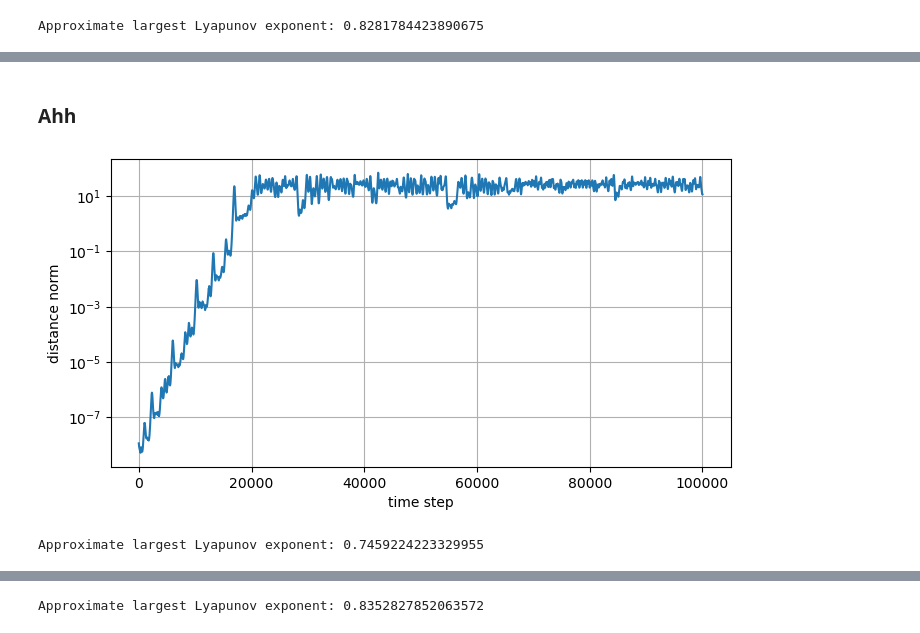
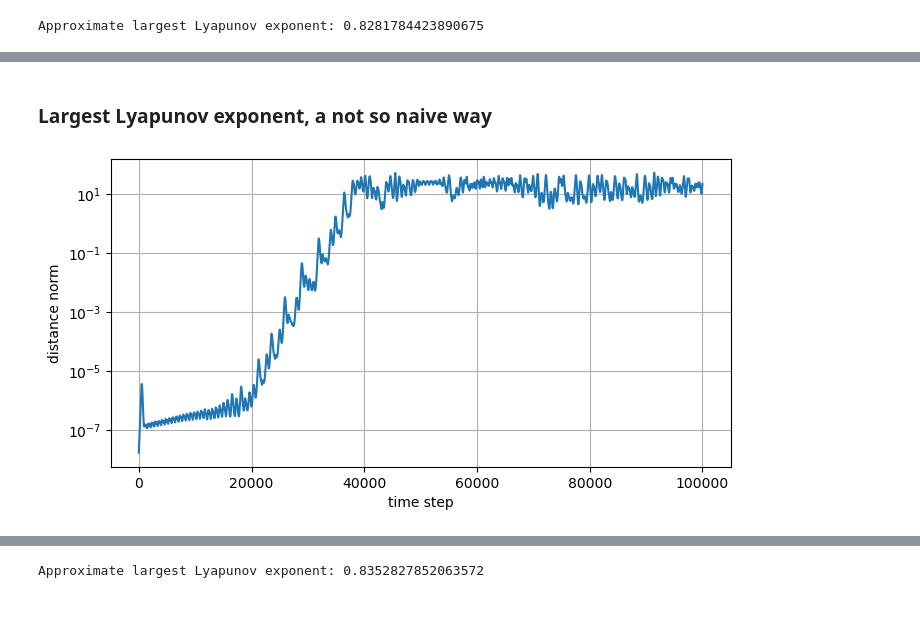
Before and after one commit to nxteventrying/chaos-ts-analysis, a Jupyter notebook: generation/lorenz.ipynb, the cells around one changed output, grey strips where cells are left out. Drawn from its saved outputs; the diff is of its cells as text; code cells hidden in the pictures.

```diff
--- a/generation/lorenz.ipynb
+++ b/generation/lorenz.ipynb
@@ -140,5 +179,5 @@ plt.show()
-# %% [markdown]
-### Ahh
+# %% [markdown]
+### Largest Lyapunov exponent, a not so naive way
 # %%
 import numpy as np
 import matplotlib.pyplot as plt
@@ -150,7 +189,7 @@ from scripts.data_generation.tsdg import DynamicalSystem
 model_name = 'lorenz63'
 sigma = 10
 beta = 8/3
-rho = 40
+rho = 28
 params = (sigma, beta, rho)
 
 # Load and fix model
@@ -161,49 +200,31 @@ model_fixed = binder.fixer()
 # --- Initial condition and small perturbation ---
 y0 = np.array([0.1, 0.1, 0.1])
 eps = 1e-8
+y0_perturbed = y0 + eps
 
 # --- Time span ---
 t_span = (0, 100)
 n_steps = 100000
 t_eval = np.linspace(t_span[0], t_span[1], n_steps)
 
-# dt = t_eval[1] - t_eval[0]
-# ds = DynamicalSystem(model_fixed, y0, t_eval)
-# ds.solve_rk4(dt)
-
-
-# --- Warm-up trajectory ---
-ds_warm = DynamicalSystem(model_fixed, y0, t_eval, notebook=True)
-_ = ds_warm.solve()
-y0_warmed = ds_warm.solution.y[:, -1]
-
-# --- Perturbed initial condition ---
-y0_perturbed = y0_warmed + eps * (2*np.random.rand(3)-1)
-
 # --- Compute trajectories ---
-ds1 = DynamicalSystem(model_fixed, y0_warmed, t_eval, notebook=True)
+ds1 = DynamicalSystem(model_fixed, y0, t_eval, notebook=True)
 _ = ds1.solve()
 
 ds2 = DynamicalSystem(model_fixed, y0_perturbed, t_eval, notebook=True)
 _ = ds2.solve()
-
-# --- Compute distance between trajectories ---
-distance_trj = np.linalg.norm(ds2.solution.y - ds1.solution.y, axis=0)
-
-# --- Plot distance evolution ---
-plt.figure(figsize=(8,4))
-plt.semilogy(distance_trj)
-plt.xlabel("time step")
-plt.ylabel("distance norm")
-plt.grid()
-plt.show()
-
-# --- Lyapunov exponent via linear fit ---
-# Choose first portion for linear approximation
-fit_end_idx = 2000
-time_points = np.arange(len(distance_trj)) * (t_eval[1] - t_eval[0])
-lyapunov_exponent, log_offset = np.polyfit(time_points[:fit_end_idx], np.log(distance_trj[:fit_end_idx]), 1)
-print("Approximate largest Lyapunov exponent:", lyapunov_exponent)
-# %% [output]
-[figure, removed]
-Approximate largest Lyapunov exponent: 0.7459224223329955
+# %%
+# --- Compute distance between trajectories ---
+distance_trj = np.linalg.norm(ds2.solution.y - ds1.solution.y, axis=0)
+
+# --- Plot distance evolution ---
+plt.figure(figsize=(8,4))
+plt.axhline(y = 0, linestyle='--')
+plt.semilogy(distance_trj)
+plt.xlabel("time step")
+plt.ylabel("distance norm")
+
+plt.grid()
+plt.show()
+# %% [output]
+[figure, added]
```
Also changed, not shown: parts of 22 cells of this notebook, 12 other files.
